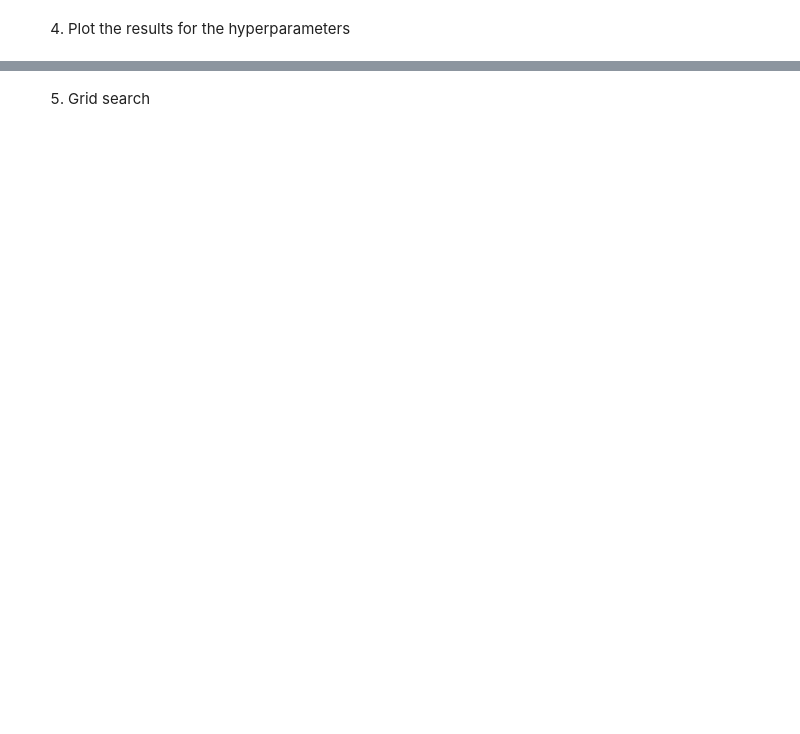
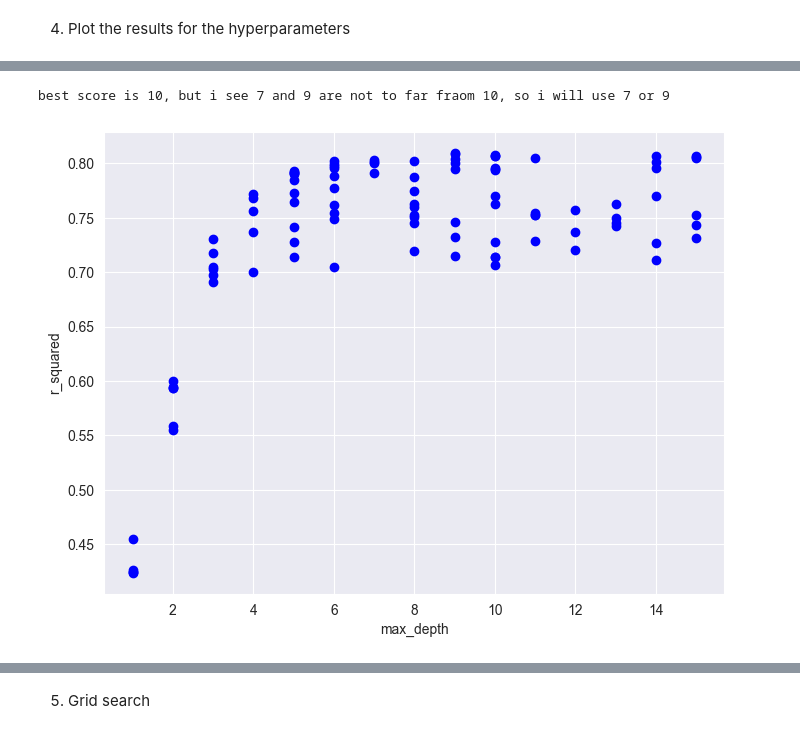
Before and after one commit to TeoDeconinck/AppliedArtificialIntelligence, a Jupyter notebook: src/modules/ML/1.SupervisedLearning_Regression/Supervised_treebased/les4_demo_labo/Class4 _labo_v2.0.ipynb, the cells around one changed output, grey strips where cells are left out. Cells and saved outputs as stored; diff of their text form; code cells hidden in the pictures; blank space fills up the shorter version.

```diff
--- a/src/modules/ML/1.SupervisedLearning_Regression/Supervised_treebased/les4_demo_labo/Class4 _labo_v2.0.ipynb
+++ b/src/modules/ML/1.SupervisedLearning_Regression/Supervised_treebased/les4_demo_labo/Class4 _labo_v2.0.ipynb
@@ -94,3 +329,28 @@ Let's see if we can improve the previous result (the validated R2) by using rand
       + print out the best model
 # %% [markdown]
 1. Random search
+# %%
+from sklearn.model_selection import RandomizedSearchCV
+from sklearn.ensemble import RandomForestRegressor
+
+criterion =['squared_error','absolute_error']
+n_estimators = [int(x) for x in np.linspace(start = 100, stop = 500, num = 200)]
+max_depth = [int(x) for x in np.linspace(1, 15, num = 15)]
+min_samples_split = [int(x) for x in np.linspace(2, 15, num = 14)]
+min_samples_leaf = [int(x) for x in np.linspace(1, 15, num = 15)]
+max_leaf_nodes = [int(x) for x in np.linspace(10, 500, num = 490)]
+
+
+random_grid = {'criterion': criterion,
+               'n_estimators': n_estimators,
+               'max_depth': max_depth,
+               'min_samples_split': min_samples_split,
+               'min_samples_leaf': min_samples_leaf,
+               'max_leaf_nodes': max_leaf_nodes}
+
+# cross-validatoin
+rf = RandomForestRegressor()
+rf_random = RandomizedSearchCV(estimator = rf, param_distributions = random_grid, n_iter = 100,
+                               cv = 3, verbose=2, random_state=42, n_jobs=-1)
+# n_jobs=-1 to run as many models  parallel as possible
+rf_random.fit(X_train_stand, y_train)
@@ -102,0 +429,11 @@ Let's see if we can improve the previous result (the validated R2) by using rand
+# %%
+
+fig, ax = plt.subplots(figsize=(8, 6))
+ax.scatter(out['param_max_depth'], out['mean_test_score'], c='blue');
+ax.set_xlabel("max_depth");
+ax.set_ylabel("r_squared");
+
+print('best score is 10, but i see 7 and 9 are not to far fraom 10, so i will use 7 or 9')
+# %% [output]
+best score is 10, but i see 7 and 9 are not to far fraom 10, so i will use 7 or 9
+[figure, added]
```
Also changed, not shown: parts of 46 cells of this notebook, 3 other files.
